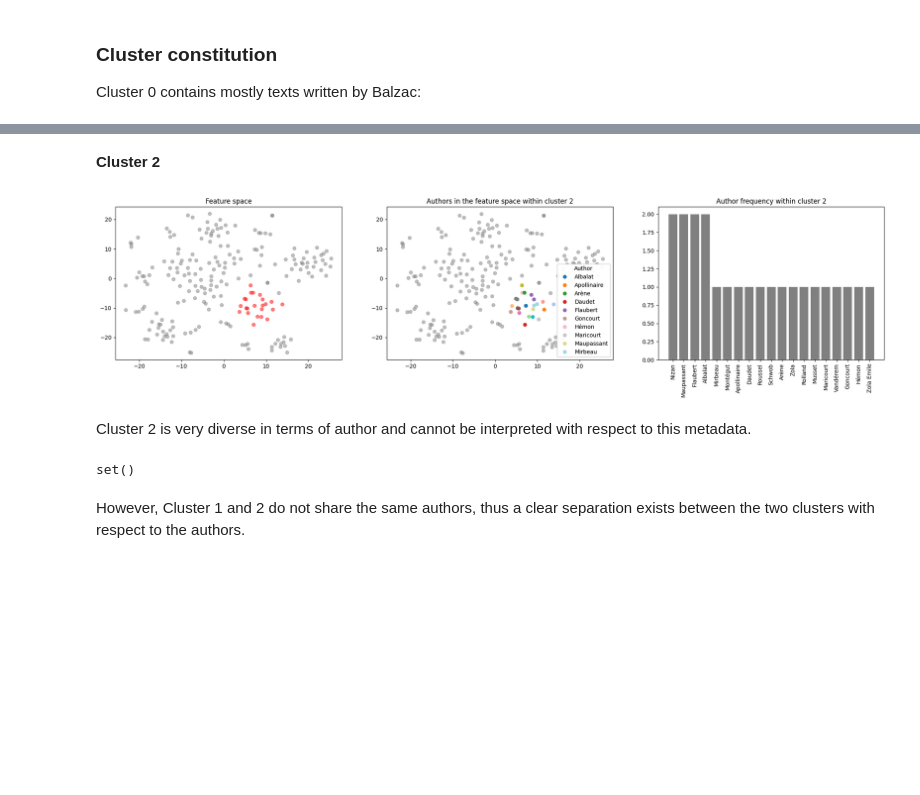
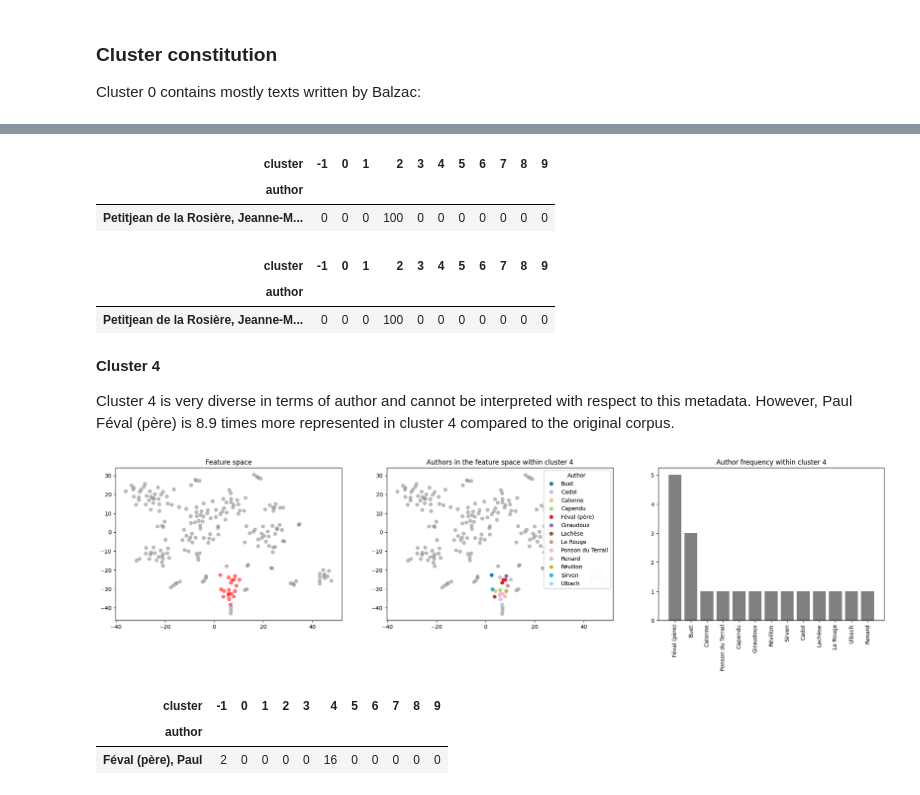
Before and after one commit to Malichot/PyMotifs, a Jupyter notebook: notebooks/Clustering.ipynb, the cells around one changed output, grey strips where cells are left out. Saved outputs shown, nothing was run; the diff lists cells and outputs as text; code cells hidden in the pictures; blank space fills up the shorter version.

Commit message:
Finalize clustering notebook

```diff
--- a/notebooks/Clustering.ipynb
+++ b/notebooks/Clustering.ipynb
@@ -125,0 +115,13 @@ plt.show()
+# %%
+# First, we normalize each TFIDF vector
+X = normalize(features, norm='l2', axis=1)
+
+# Simply for reproduction
+random_state=1
+np.random.seed(random_state)
+# We use a relatively small perplexity to exhibit local patterns
+embedding = TSNE(
+    n_components=2, init='random', random_state=random_state, perplexity=5,
+).fit_transform(X)
+plt.scatter(x=embedding[:,0], y=embedding[:,1])
+plt.show()
@@ -284,0 +136,27 @@ Let us confirm this by looking into the constitutions of the clusters.
+# %%
+# The minimum size of a cluster is set to 5 documents to found a reasonable amount of clusters
+# eps depends on the distance between points in the embedding space
+# We could tune these parameters using a criterion, for example the Silhouette score. We do not do that here.
+
+clusterer = DBSCAN(eps=4, min_samples=5, metric="euclidean")
+cluster_labels = clusterer.fit_predict(embedding)
+clustered_points = np.array(range(len(embedding)))[cluster_labels != -1]
+silhouette_avg = metrics.silhouette_score(embedding[clustered_points, :], cluster_labels[clustered_points], metric='euclidean')
+print("Silhouette DBSCAN", silhouette_avg)
+
+fig, axs = plt.subplots(1, 2, figsize=(10, 5))
+axs[0].scatter(x=embedding[:,0], y=embedding[:,1], alpha=0.5)
+scatter = axs[1].scatter(
+    x=embedding[cluster_labels != -1, 0],
+    y=embedding[cluster_labels != -1, 1],
+    c=cluster_labels[cluster_labels != -1], cmap="tab20", alpha=0.5
+)
+axs[1].scatter(
+    x=embedding[cluster_labels == -1,0],
+    y=embedding[cluster_labels == -1,1],
+    marker="x",
+    c="black",
+    alpha=0.5,
+)
+
+plt.show()
@@ -310,7 +201,6 @@ clusters
 # %% [markdown]
 # Clusters interpretation based on the metadata
 # %%
-data = metadata.set_index("doc_id").loc[docs]
 data["cluster"] = cluster_labels
 # %%
 fig, axs = plt.subplots(1, 5, figsize=(20,5))
@@ -493,7 +401,7 @@ def plot_one_cluster(label, figsize=(15,5)):
     )
     axs[0].set_title("Feature space")
 
-    authors = metadata.set_index("doc_id").loc[docs][cluster_labels==label]["author"].astype("category")
+    authors = data.loc[cluster_labels==label, "author"].astype("category")
     axs[1].scatter(embedding[cluster_labels!=label,0], embedding[cluster_labels!=label,1], c="grey", alpha=0.5)
     scatter = axs[1].scatter(
         embedding[cluster_labels==label][:,0], embedding[cluster_labels==label][:,1],
@@ -585,14 +476,32 @@ Cluster 1 is very diverse in terms of author and cannot be interpreted with resp
+# %%
+crosstab_cluster_y = pd.crosstab(data["author"].astype("category"), data["cluster"].astype("category"))
+df = (crosstab_cluster_y / crosstab_cluster_y.sum(axis=0).values.reshape(1,-1)) * 100
+df.loc[["Petitjean de la Rosière, Jeanne-Marie"]].style.format(precision=0)
+# %% [output]
+| cluster | -1 | 0 | 1 | 2 | 3 | 4 | 5 | 6 | 7 | 8 | 9 |
+| author |  |  |  |  |  |  |  |  |  |  |  |
+| Petitjean de la Rosière, Jeanne-M... | 0 | 0 | 0 | 100 | 0 | 0 | 0 | 0 | 0 | 0 | 0 |
+# %%
+# Sum by row (author)
+df = (crosstab_cluster_y / crosstab_cluster_y.sum(axis=1).values.reshape(-1,1)) * 100
+df.loc[["Petitjean de la Rosière, Jeanne-Marie"]].style.format(precision=0)
+# %% [output]
+| cluster | -1 | 0 | 1 | 2 | 3 | 4 | 5 | 6 | 7 | 8 | 9 |
+| author |  |  |  |  |  |  |  |  |  |  |  |
+| Petitjean de la Rosière, Jeanne-M... | 0 | 0 | 0 | 100 | 0 | 0 | 0 | 0 | 0 | 0 | 0 |
 # %% [markdown]
-**Cluster 2**
+**Cluster 4**
+
+Cluster 4 is very diverse in terms of author and cannot be interpreted with respect to this metadata. However, Paul Féval (père) is 8.9 times more represented in cluster 4 compared to the original corpus.
 # %%
-plot_one_cluster(2, figsize=(25,5))
+plot_one_cluster(4, figsize=(25,5))
 # %% [output]
-[figure, old version]
+[figure, new version]
-# %% [markdown]
-Cluster 2 is very diverse in terms of author and cannot be interpreted with respect to this metadata.
 # %%
-set(data.loc[cluster_labels==1, "author"]).intersection(set(data.loc[cluster_labels==2, "author"]))
+crosstab_cluster_y = pd.crosstab(data["author"].astype("category"), data["cluster"].astype("category"))
+df = (crosstab_cluster_y / crosstab_cluster_y.sum(axis=0).values.reshape(1,-1)) * 100
+df.loc[["Féval (père), Paul"]].style.format(precision=0)
 # %% [output]
-set()
+| cluster | -1 | 0 | 1 | 2 | 3 | 4 | 5 | 6 | 7 | 8 | 9 |
+| author |  |  |  |  |  |  |  |  |  |  |  |
+| Féval (père), Paul | 2 | 0 | 0 | 0 | 0 | 16 | 0 | 0 | 0 | 0 | 0 |
-# %% [markdown]
-However, Cluster 1 and 2 do not share the same authors, thus a clear separation exists between the two clusters with respect to the authors.
```
Also changed, not shown: parts of 77 cells of this notebook, 2 other files.
